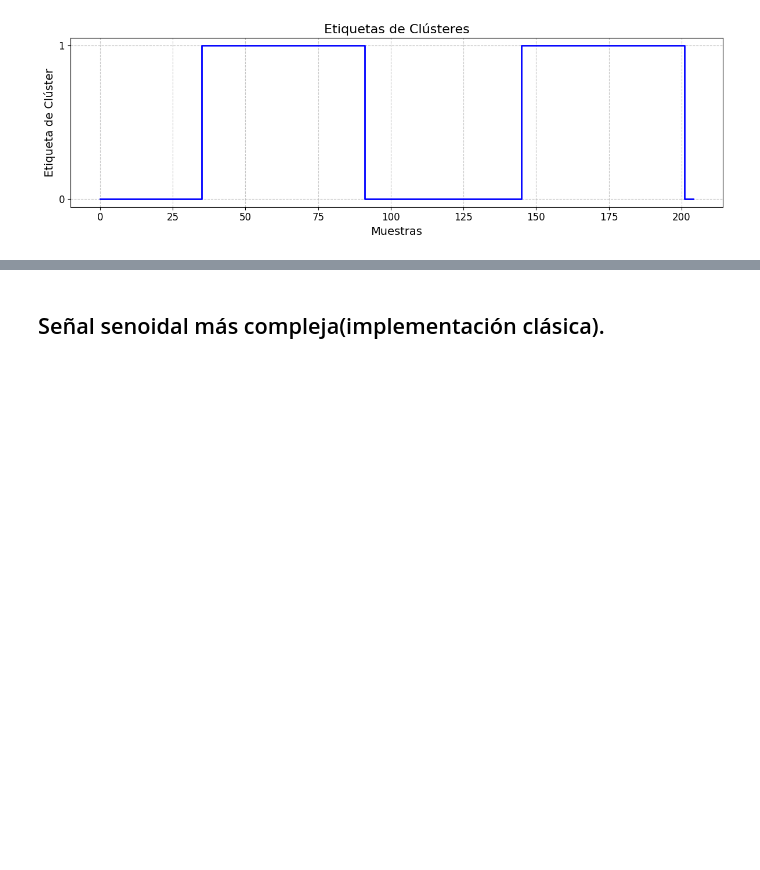
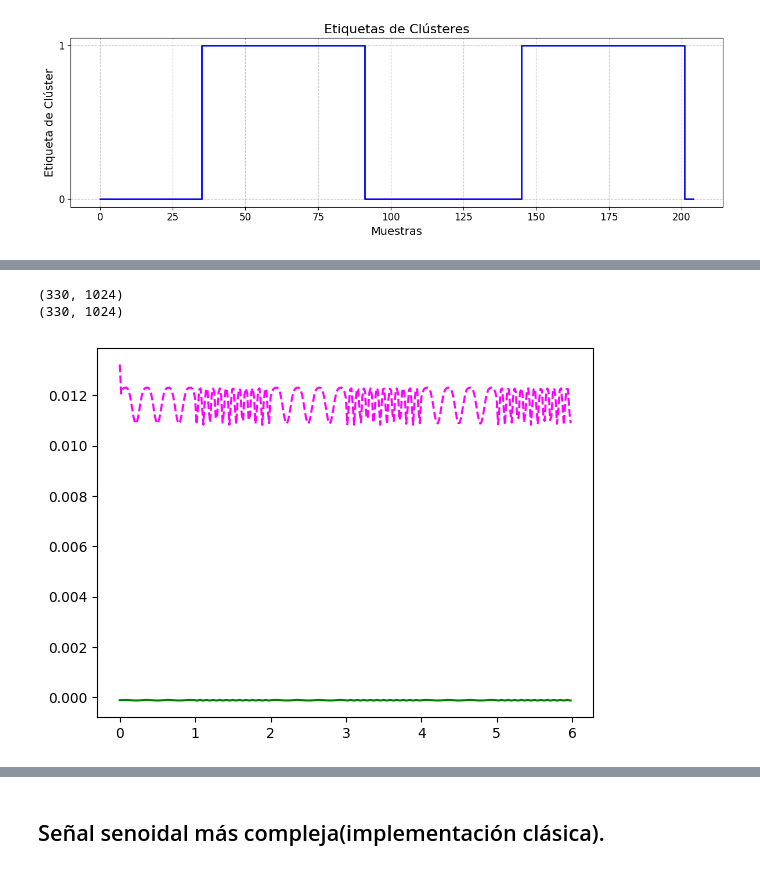
Before and after one commit to manuuuv/TFG, a Jupyter notebook: Quantum_RC_Manuel2.ipynb, the cells around one changed output, grey strips where cells are left out. Saved outputs shown, nothing was run; the diff lists cells and outputs as text; code cells hidden in the pictures; blank space fills up the shorter version.

```diff
--- a/Quantum_RC_Manuel2.ipynb
+++ b/Quantum_RC_Manuel2.ipynb
@@ -410,0 +421,12 @@ plt.show()
+# %%
+# Definimos el Quantum Reservoir
+def quantum_reservoir(reservoir_weights):
+    """Quantum Reservoir con compuertas CNOT y rotaciones."""
+    for i in range(num_qubits):
+         for j in range(num_qubits):
+            # Rotación aleatoria en cada qubit
+            qml.RX(reservoir_weights[i,j], wires= i)
+            # Entrelazamiento con el siguiente qubit (circular)
+            control_qubit = i
+            target_qubit = (i + 1) % num_qubits
+            qml.CNOT(wires=[control_qubit, target_qubit])
@@ -410,0 +506,30 @@ plt.show()
+# %%
+# Función para aplicar un filtro pasa-banda
+def bandpass_filter(data, lowcut, highcut, fs, order=4):
+    nyquist = 0.5 * fs
+    low = lowcut / nyquist
+    high = highcut / nyquist
+    b, a = butter(order, [low, high], btype='band')
+    return filtfilt(b, a, data)
+
+# Parámetros
+fs = 55  # Frecuencia de muestreo
+lowcut = 3.5  # Frecuencia baja del filtro
+highcut = 11.5  # Frecuencia alta del filtro
+
+# Aplicar filtro antes de Hilbert
+x_filtered2 = bandpass_filter(RS_cuantico2, lowcut, highcut, fs)
+# %%
+analytic_signal = hilbert(x_filtered2)
+amplitude_envelope_cuant2 = np.abs(analytic_signal)
+print(analytic_signal.shape)
+print(amplitude_envelope_cuant2.shape)
+# %% [output]
+(330, 1024)
+(330, 1024)
+# %%
+plt.plot(t, analytic_signal[:, 0], color = 'green')
+plt.plot(t, amplitude_envelope_cuant2[:, 0], linestyle="dashed", color = 'magenta')
+plt.show()
+# %% [output]
+[figure, added]
```
Also changed, not shown: parts of 68 cells of this notebook.
